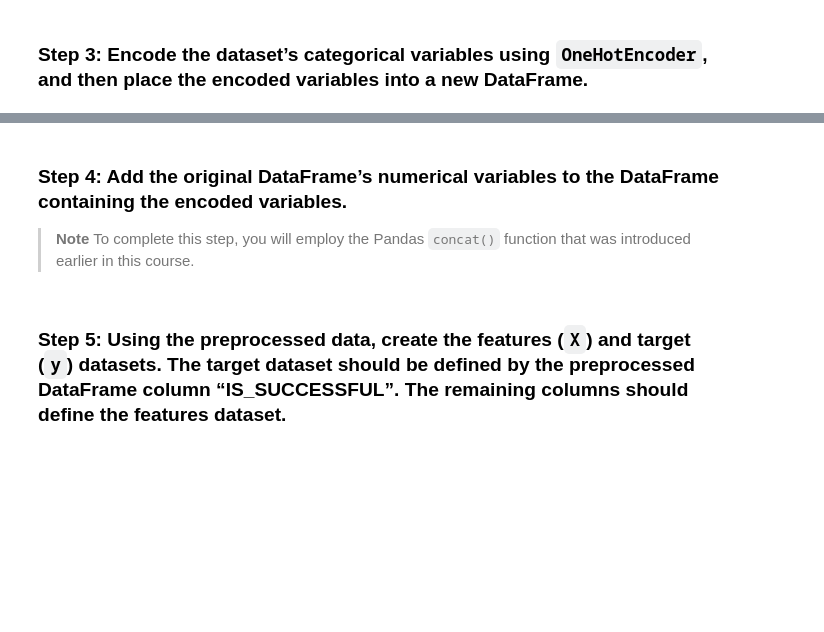
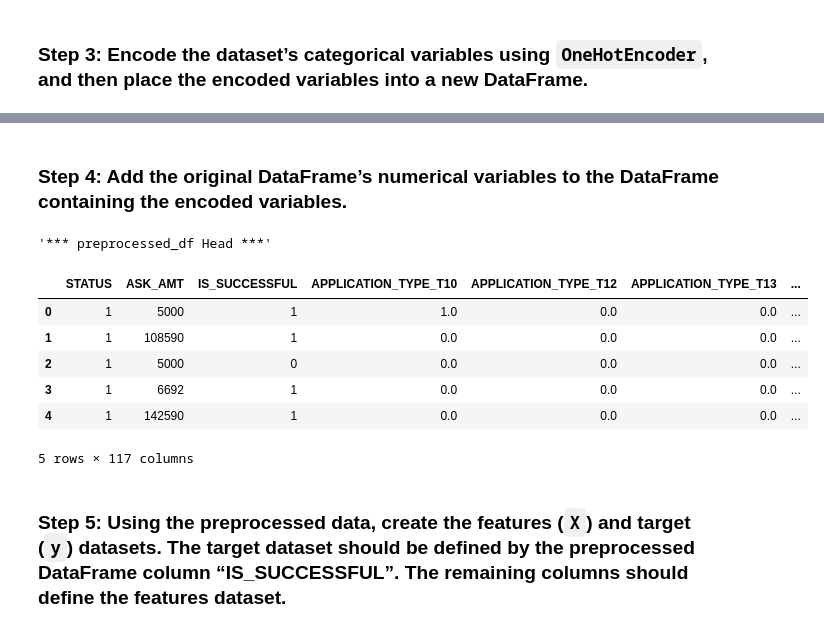
Before and after one commit to Bru-sic/Module_13_deep_neural_network, a Jupyter notebook: Code/venture_funding_with_deep_learning.ipynb, the cells around one changed output, grey strips where cells are left out. Cells and saved outputs as stored; diff of their text form; code cells hidden in the pictures; blank space fills up the shorter version.

```diff
--- a/Code/venture_funding_with_deep_learning.ipynb
+++ b/Code/venture_funding_with_deep_learning.ipynb
@@ -165,3 +205,6 @@ enc = # YOUR CODE HERE
+# %%
+# Create a OneHotEncoder instance
+enc = OneHotEncoder(sparse_output=False)   # Create a binary column for each category returning a sparse matrix which the neural network can work with more efficiently
 # %%
 # Encode the categorcal variables using OneHotEncoder
-encoded_data = # YOUR CODE HERE
+encoded_data = enc.fit_transform(applicant_data_df[categorical_variables]) # Fit to data, then transform it using the OneHotEncoder fit_transform method
@@ -173,0 +211,6 @@ encoded_df = # YOUR CODE HERE
+# %%
+# Create a DataFrame with the encoded variables
+encoded_df =  pd.DataFrame( encoded_data, columns=enc.get_feature_names_out(categorical_variables) ) # Create a new data frame with the transformed data and transformed column names
+
+# Review the DataFrame
+display( "*** encoded_df Head ***", encoded_df.head() );                        # Show the first few rows of the dataframe
@@ -174,13 +226,25 @@ encoded_df = # YOUR CODE HERE
 # %% [markdown]
 ### Step 4: Add the original DataFrame’s numerical variables to the DataFrame containing the encoded variables.
-
-> **Note** To complete this step, you will employ the Pandas `concat()` function that was introduced earlier in this course.
-# %%
-# Add the numerical variables from the original DataFrame to the one-hot encoding DataFrame
-encoded_df = # YOUR CODE HERE
-
-# Review the Dataframe
-# YOUR CODE HERE
+# %%
+# Create a new data frame `preprocessed_df` combining the encoded variables and the numeric variables from the original data frame
+
+# Get the numerical variables from the original DataFrame
+numerical_variables_df = applicant_data_df.drop( columns=categorical_variables ) # Dropping categorical columns from the original df gives us the numeric variables
+
+# Create a new data frame with the transformed data and transformed column names
+preprocessed_df = pd.concat( [numerical_variables_df, encoded_df], axis=1 )
+
+# Reveiw the DataFrame
+display( "*** preprocessed_df Head ***", preprocessed_df.head() );                        # Show the first few rows of the dataframe
+# %% [output]
+'*** preprocessed_df Head ***'
+|  | STATUS | ASK_AMT | IS_SUCCESSFUL | APPLICATION_TYPE_T10 | APPLICATION_TYPE_T12 | APPLICATION_TYPE_T13 | ... |
+| 0 | 1 | 5000 | 1 | 1.0 | 0.0 | 0.0 | ... |
+| 1 | 1 | 108590 | 1 | 0.0 | 0.0 | 0.0 | ... |
+| 2 | 1 | 5000 | 0 | 0.0 | 0.0 | 0.0 | ... |
+| 3 | 1 | 6692 | 1 | 0.0 | 0.0 | 0.0 | ... |
+| 4 | 1 | 142590 | 1 | 0.0 | 0.0 | 0.0 | ... |
+5 rows × 117 columns
 # %% [markdown]
 ### Step 5: Using the preprocessed data, create the features (`X`) and target (`y`) datasets. The target dataset should be defined by the preprocessed DataFrame column “IS_SUCCESSFUL”. The remaining columns should define the features dataset.
 # %%
```
Also changed, not shown: parts of 10 cells of this notebook.
